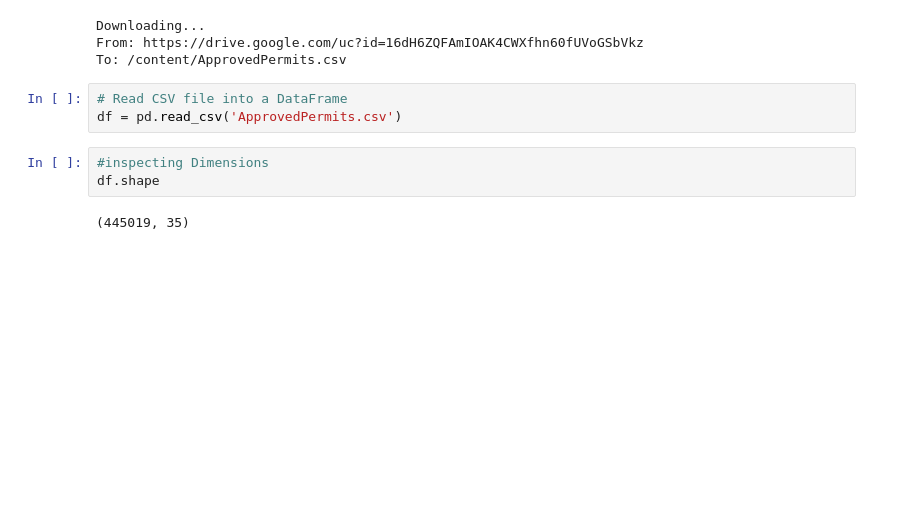
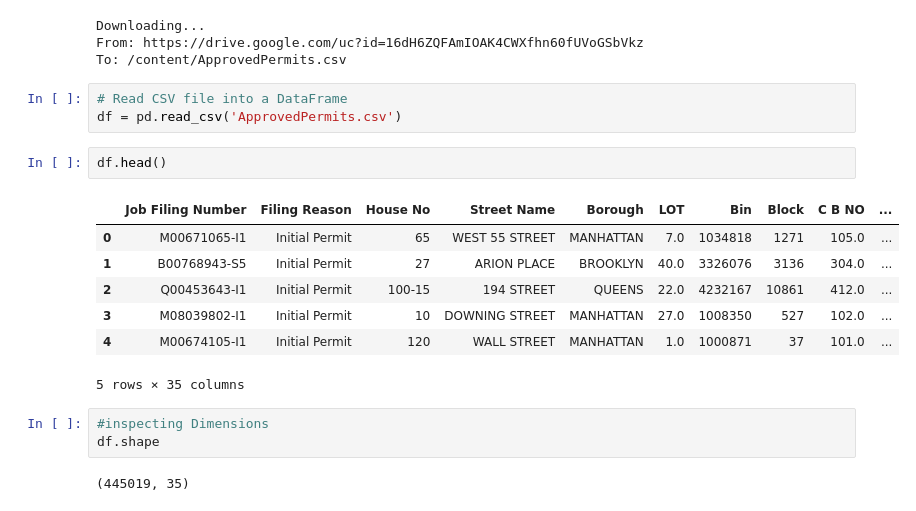
Before and after one commit to inagib21/BuildingPermitAnalysis, a Jupyter notebook: Notebook.ipynb, the cells around one changed output. Saved outputs shown, nothing was run; the diff lists cells and outputs as text; blank space fills up the shorter version.

```diff
--- a/Notebook.ipynb
+++ b/Notebook.ipynb
@@ -21,6 +21,16 @@ To: /content/ApprovedPermits.csv
 # %%
 # Read CSV file into a DataFrame
 df = pd.read_csv('ApprovedPermits.csv')
+# %%
+df.head()
+# %% [output]
+|  | Job Filing Number | Filing Reason | House No | Street Name | Borough | LOT | Bin | Block | C B NO | ... |
+| 0 | M00671065-I1 | Initial Permit | 65 | WEST 55 STREET | MANHATTAN | 7.0 | 1034818 | 1271 | 105.0 | ... |
+| 1 | B00768943-S5 | Initial Permit | 27 | ARION PLACE | BROOKLYN | 40.0 | 3326076 | 3136 | 304.0 | ... |
+| 2 | Q00453643-I1 | Initial Permit | 100-15 | 194 STREET | QUEENS | 22.0 | 4232167 | 10861 | 412.0 | ... |
+| 3 | M08039802-I1 | Initial Permit | 10 | DOWNING STREET | MANHATTAN | 27.0 | 1008350 | 527 | 102.0 | ... |
+| 4 | M00674105-I1 | Initial Permit | 120 | WALL STREET | MANHATTAN | 1.0 | 1000871 | 37 | 101.0 | ... |
+5 rows × 35 columns
 # %%
 #inspecting Dimensions
 df.shape
```
Also changed, not shown: parts of 61 cells of this notebook.
